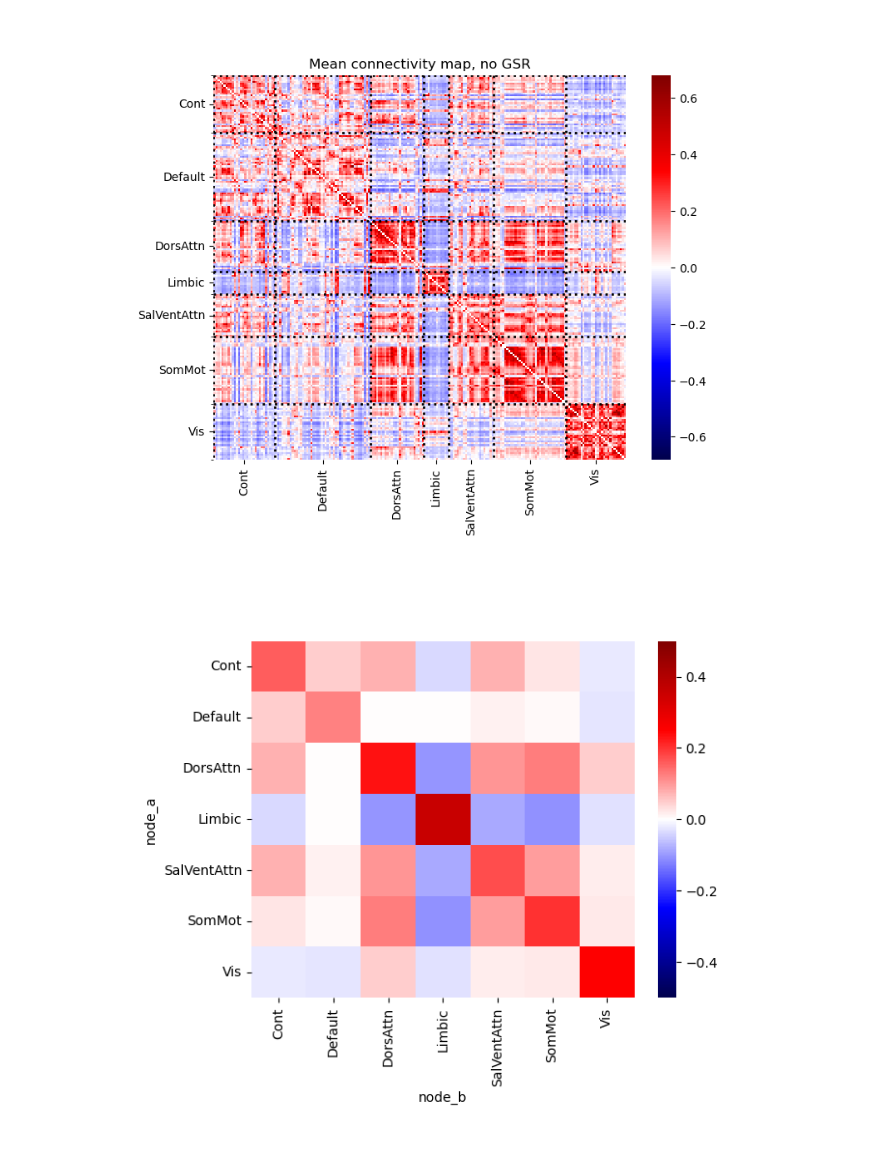
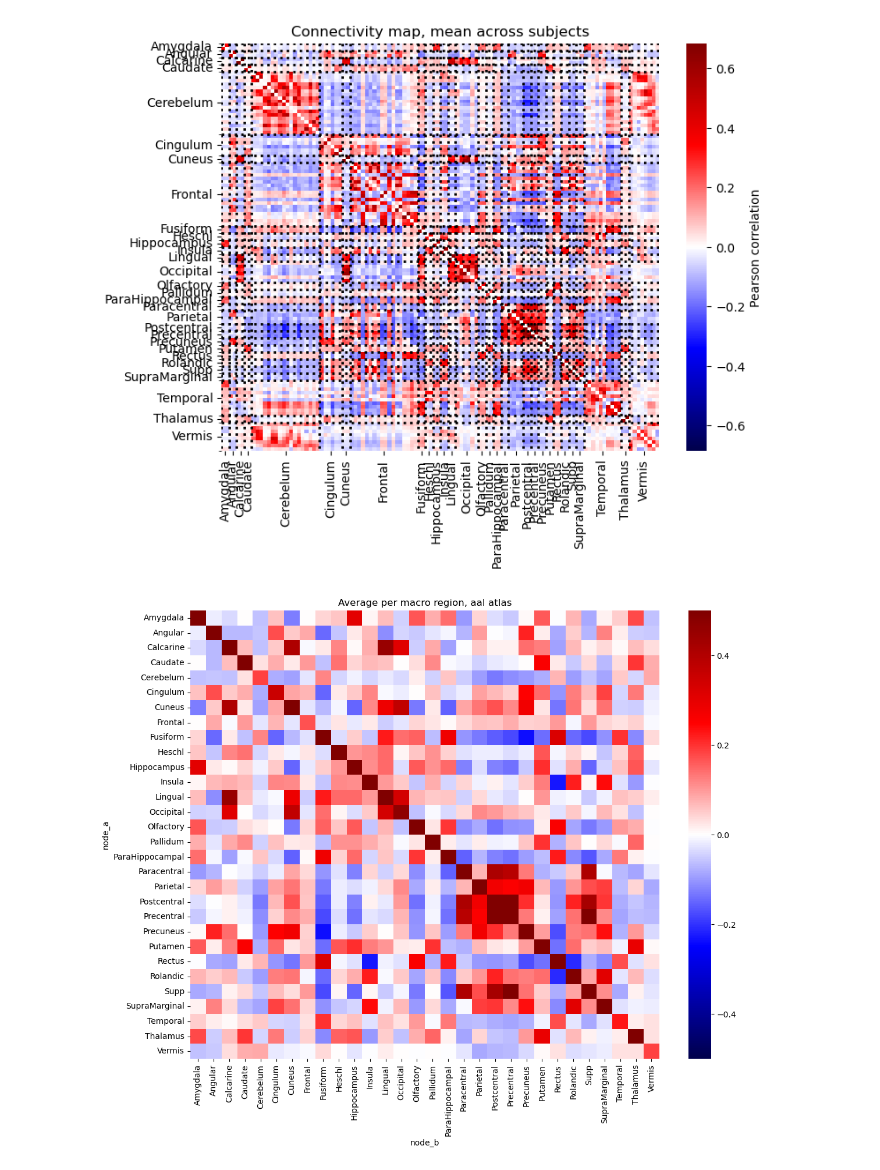
Before and after one commit to jonathan-legrand/memento-postproc, a Jupyter notebook: group_connectivity.ipynb, the cells around one changed output. Cells and saved outputs as stored; diff of their text form; code cells hidden in the pictures.

Commit message:
Connectivity exports

```diff
--- a/group_connectivity.ipynb
+++ b/group_connectivity.ipynb
@@ -2,21 +2,27 @@
 import matplotlib.pyplot as plt
 import pandas as pd
 import numpy as np
+import seaborn as sns
+from functools import reduce
 
 
-from bold_dementia.cogpred import make_training_data, make_all_data
+from bold_dementia.cogpred import make_training_data, make_all_data, extract_net, MockAtlas
 from bold_dementia.utils.configuration import get_config
 
 from neuroginius.atlas import Atlas
 from bold_dementia.cogpred import plot_matrix, MatrixResult
 
 config = get_config()
-atlas = Atlas.from_name("schaefer200")
+#atlas = Atlas.from_name("schaefer200")
+atlas = Atlas.from_name("aal")
+
+if atlas.name == 'aal':
+    atlas.networks = list(map(lambda x: str(x).split("_")[0], atlas.labels))
+
 matrices, metadata = make_all_data(
     config["connectivity_matrices"],
     atlas.name,
     k=3,
-    suffix="corr"
+    suffix="kind-corr_gsr-true"
 )
-aal = atlas.from_name("aal")
-aal.networks = list(map(lambda x: str(x).split("_")[0], aal.labels))
+sns.reset_defaults()
@@ -23,16 +39,15 @@ aal.networks = list(map(lambda x: str(x).split("_")[0], aal.labels))
 # %%
-plot_matrix(matrices.mean(axis=0), atlas, cmap="seismic")
-plt.title("Mean connectivity map, no GSR")
+plot_matrix(np.mean(matrices, axis=0), atlas, cmap="seismic", cbar_kws=dict(label="Pearson correlation"))
+plt.title("Connectivity map, mean across subjects")
 plt.show()
 # %% [output]
-[figure, old version]
+[figure, new version]
 # %%
-from functools import reduce
-import seaborn as sns
-
 mr = MatrixResult(matrices, atlas)
 macro_matrix = reduce(lambda x, y: x.add(y) / 2, mr.get_macro_matrices())
-sns.heatmap(macro_matrix, cmap="seismic", vmin=-0.5, vmax=0.5)
+fig, ax = plt.subplots(figsize=(13, 10))
+sns.heatmap(macro_matrix, cmap="seismic", vmin=-0.5, vmax=0.5, ax=ax)
+plt.title(f"Average per macro region, {atlas.name} atlas")
 plt.show()
 # %% [output]
-[figure, old version]
+[figure, new version]
```
Also changed, not shown: parts of 7 cells of this notebook, 1 other file.
